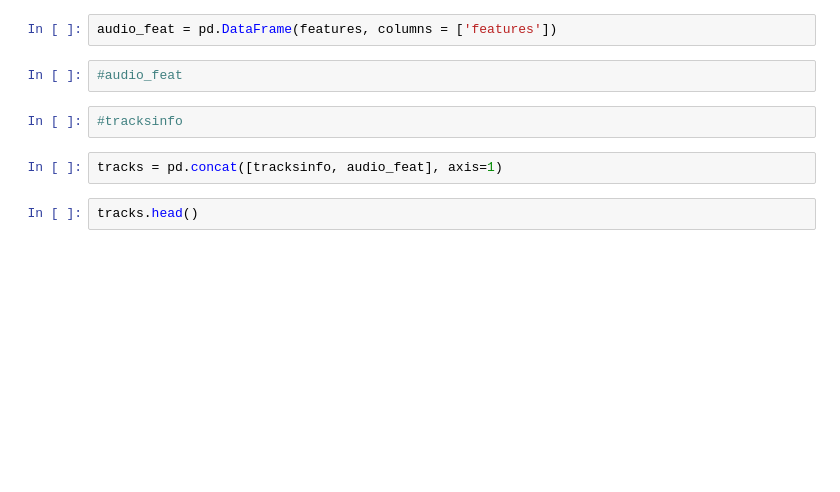
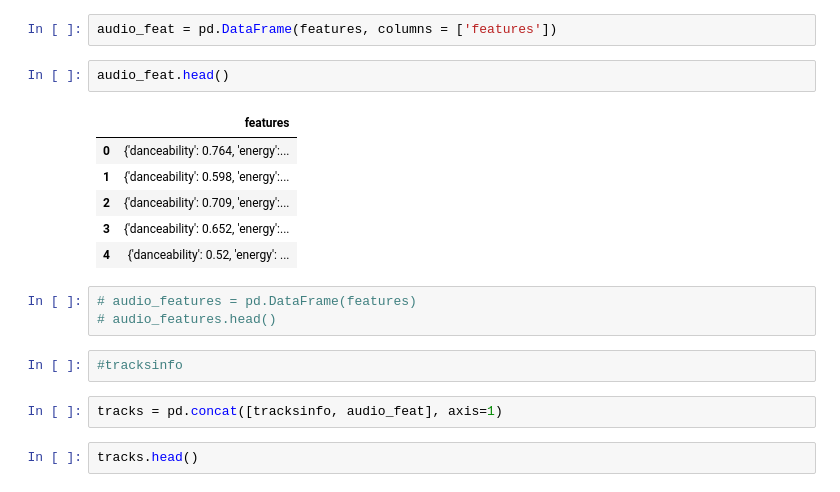
Before and after one commit to seyesij/GNOD_case_study, a Jupyter notebook: solution_API wrappers.ipynb, the cells around one changed output. Cells and saved outputs as stored; diff of their text form; blank space fills up the shorter version.

```diff
--- a/solution_API wrappers.ipynb
+++ b/solution_API wrappers.ipynb
@@ -134,7 +152,17 @@ for i in range(len(tracksinfo['uri'])):
 # %%
 audio_feat = pd.DataFrame(features, columns = ['features'])
-# %%
-#audio_feat
+# %%
+audio_feat.head()
+# %% [output]
+|  | features |
+| 0 | {'danceability': 0.764, 'energy':... |
+| 1 | {'danceability': 0.598, 'energy':... |
+| 2 | {'danceability': 0.709, 'energy':... |
+| 3 | {'danceability': 0.652, 'energy':... |
+| 4 | {'danceability': 0.52, 'energy': ... |
+# %%
+# audio_features = pd.DataFrame(features)
+# audio_features.head()
 # %%
 #tracksinfo
 # %%
```
Also changed, not shown: parts of 3 cells of this notebook, 3 other files.
